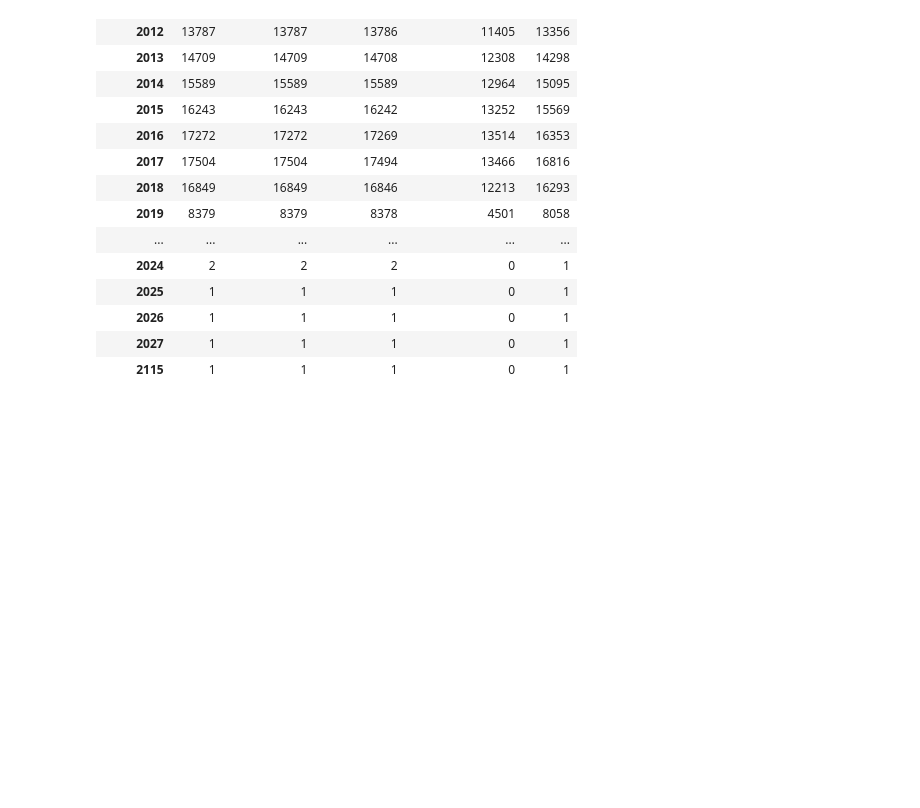
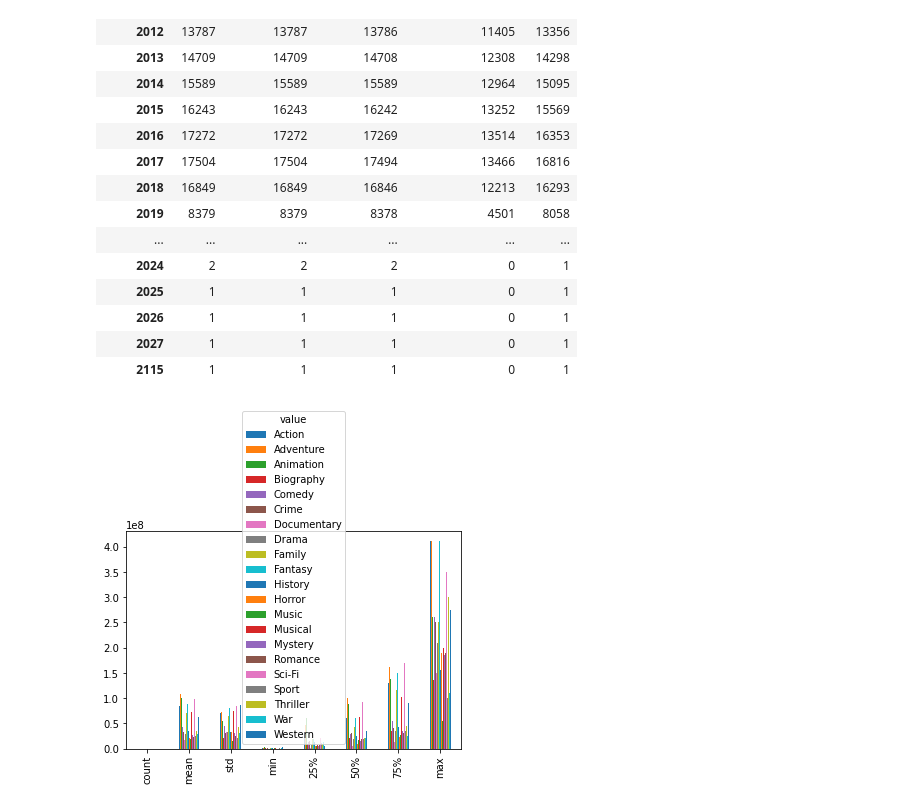
Before and after one commit to blackwoodbs/dsc-phase-1-project-v2-3, a Jupyter notebook: NormalizedROI_vs_Time_by_Genre.ipynb, the cells around one changed output. Saved outputs shown, nothing was run; the diff lists cells and outputs as text; code cells hidden in the pictures; blank space fills up the shorter version.

```diff
--- a/NormalizedROI_vs_Time_by_Genre.ipynb
+++ b/NormalizedROI_vs_Time_by_Genre.ipynb
@@ -51,0 +135,13 @@ title_basics.head()
+# %%
+#TRANSORMING DATA SET
+    #RUN ONCE
+movie_budgets['Year'] = movie_budgets.apply(lambda x: x['release_date'][-4:], axis=1).astype(int)
+movie_budgets['production_budget'] = movie_budgets.apply(lambda x: x['production_budget'].strip('$').replace(',',''), axis=1).astype('int')
+movie_budgets['worldwide_gross'] = movie_budgets.apply(lambda x: x['worldwide_gross'].strip('$').replace(',',''), axis=1).astype('int')
+
+movie_budgets['ROI'] = (movie_budgets['worldwide_gross']-movie_budgets['production_budget'])/movie_budgets['production_budget']
+
+#REMOVING UNNESSESARY COLUMNS
+movie_budgets_mod = movie_budgets.drop(['domestic_gross', 'id'], axis=1)
+
+movie_budgets_mod
@@ -90,3 +284,14 @@ title_basics.groupby('start_year').count()
 | 2026 | 1 | 1 | 1 | 0 | 1 |
 | 2027 | 1 | 1 | 1 | 0 | 1 |
 | 2115 | 1 | 1 | 1 | 0 | 1 |
+# %%
+#EDA WITH MELT DATA
+
+# added_roi_to_melt_df
+
+bar_pivot = added_roi_to_melt_df.pivot(index=['tconst', 'movie', 'Year'], columns=['value'], values='production_budget')
+genre_budget = bar_pivot.describe()
+bar = genre_budget.plot.bar()
+# genre_budget = bar_pivot.groupby(by='Year', axis=0).median()
+# %% [output]
+[figure, added]
```
Also changed, not shown: parts of 21 cells of this notebook.
